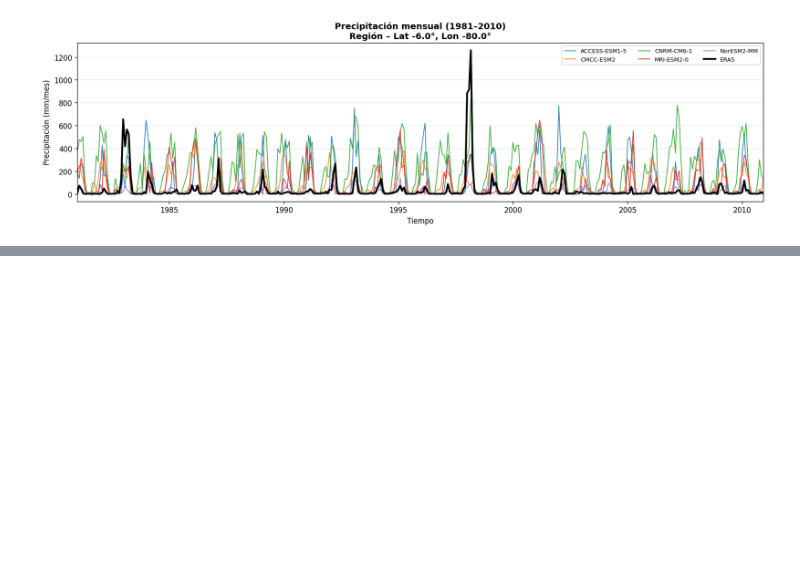
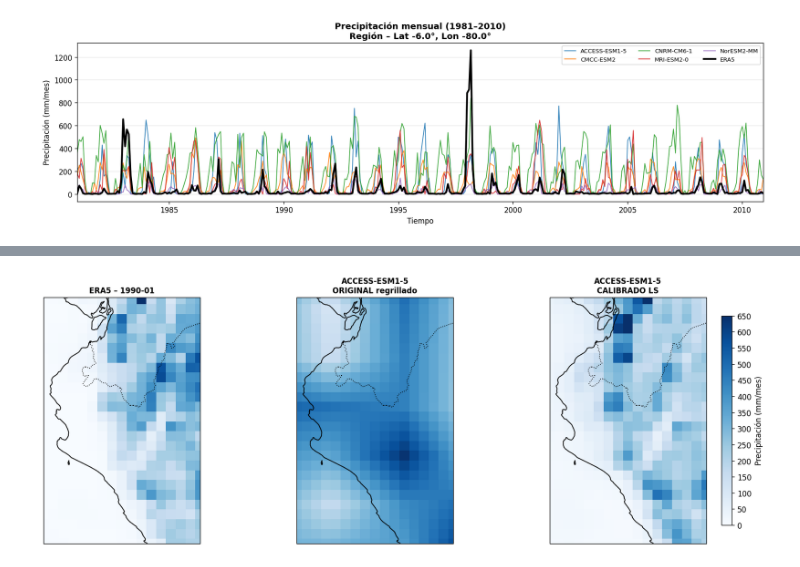
Before and after one commit to Jorgellamocca/Cambio-Clim-tico, a Jupyter notebook: cmip6_modelos_obs_2.ipynb, the cells around one changed output, grey strips where cells are left out. Drawn from its saved outputs; the diff is of its cells as text; code cells hidden in the pictures; blank space fills up the shorter version.

```diff
--- a/cmip6_modelos_obs_2.ipynb
+++ b/cmip6_modelos_obs_2.ipynb
@@ -423,0 +604,96 @@ Inicio: 198101 Fin: 201012
+# %%
+# ============================================================
+# COMPARACIÓN 1x3: ERA5 | CMIP regrillado | CMIP calibrado
+# Mismo dominio, misma fecha, misma barra de colores
+# ============================================================
+
+modelo = "ACCESS-ESM1-5"
+fecha  = FECHA_EJEMPLO
+
+# --- Datos ---
+era = (
+    pr_era5_dom
+    .sel(valid_time=fecha)
+    .squeeze("valid_time")
+    .rename({"latitude": "lat", "longitude": "lon"})
+)
+
+cmip_orig = (
+    cmip_to_era_grid(
+        pr_por_modelo[modelo],
+        era_lat, era_lon,
+        DOMINIO_BUF, PERIODO_CLIM
+    )
+    .sel(valid_time=fecha)
+    .squeeze("valid_time")
+    .sel(
+        latitude=slice(DOMINIO["lat"].start, DOMINIO["lat"].stop),
+        longitude=slice(DOMINIO["lon"].start, DOMINIO["lon"].stop),
+    )
+    .rename({"latitude": "lat", "longitude": "lon"})
+)
+
+cmip_corr = (
+    PR_CORR[modelo]
+    .sel(valid_time=fecha)
+    .squeeze("valid_time")
+    .sel(
+        latitude=slice(DOMINIO["lat"].start, DOMINIO["lat"].stop),
+        longitude=slice(DOMINIO["lon"].start, DOMINIO["lon"].stop),
+    )
+    .rename({"latitude": "lat", "longitude": "lon"})
+)
+
+# --- Parámetros comunes ---
+vmin, vmax = 0, 650
+extent = [
+    DOMINIO["lon"].start, DOMINIO["lon"].stop,
+    DOMINIO["lat"].start, DOMINIO["lat"].stop,
+]
+
+# ============================================================
+# FIGURA 1x3
+# ============================================================
+fig, axes = plt.subplots(
+    nrows=1, ncols=3,
+    figsize=(15, 5),
+    subplot_kw={"projection": proj},
+    constrained_layout=True
+)
+
+campos = [era, cmip_orig, cmip_corr]
+titulos = [
+    f"ERA5 – {fecha}",
+    f"{modelo}\nORIGINAL regrillado",
+    f"{modelo}\nCALIBRADO LS"
+]
+
+for ax, da, titulo in zip(axes, campos, titulos):
+    ax.set_extent(extent, crs=proj)
+    ax.add_feature(cfeature.COASTLINE, linewidth=1.1)
+    ax.add_feature(cfeature.BORDERS, linestyle=":")
+
+    im = ax.pcolormesh(
+        da.lon, da.lat, da.values,
+        cmap="Blues",
+        shading="auto",
+        transform=proj,
+        vmin=vmin, vmax=vmax
+    )
+
+    ax.set_title(titulo, fontweight="bold", fontsize=10)
+
+# --- Barra de colores común ---
+cbar = fig.colorbar(
+    im,
+    ax=axes,
+    orientation="vertical",
+    shrink=0.85,
+    pad=0.02
+)
+cbar.set_label("Precipitación (mm/mes)")
+cbar.set_ticks(np.arange(0, 651, 50))
+
+plt.show()
+# %% [output]
+[figure, added]
```
Also changed, not shown: parts of 6 cells of this notebook.
